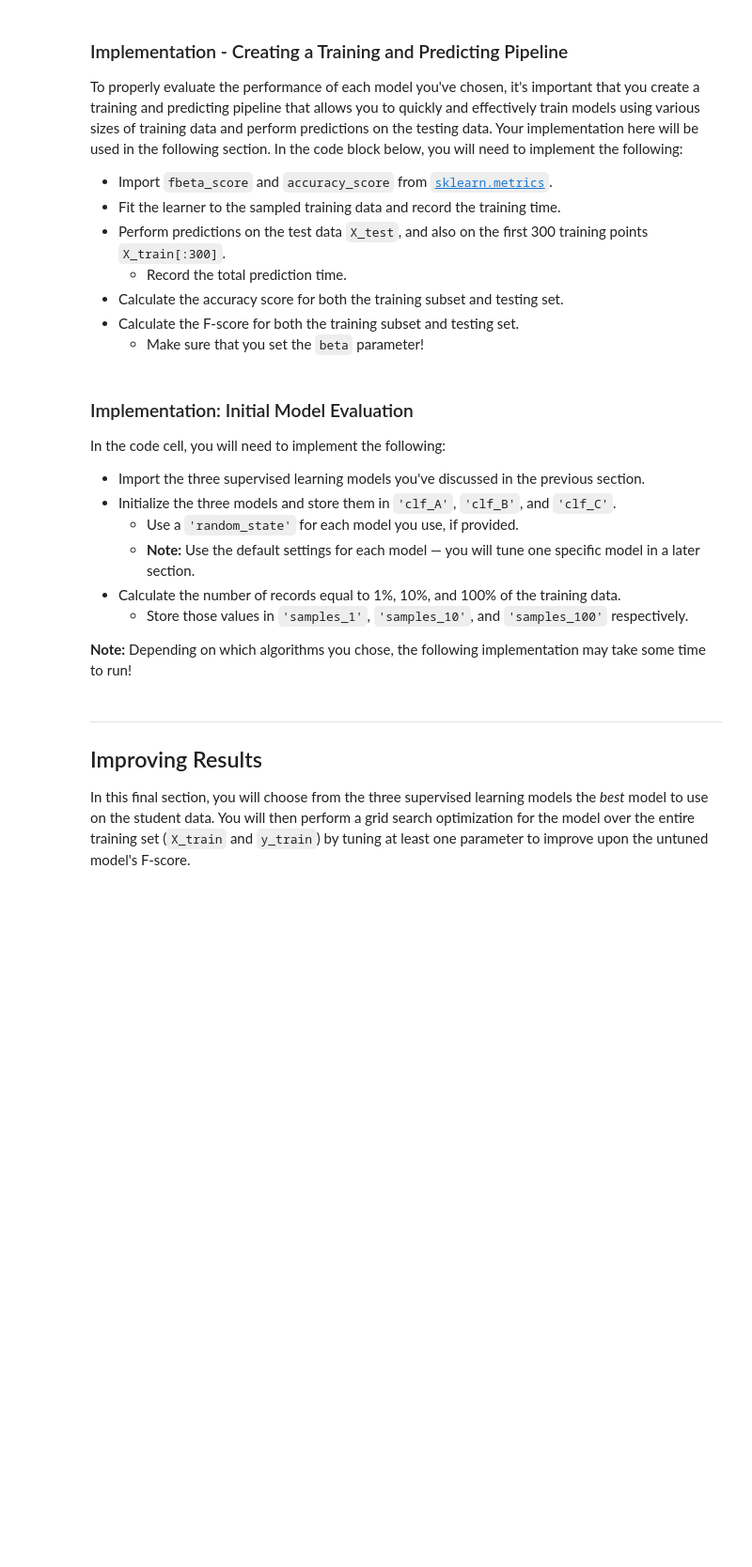
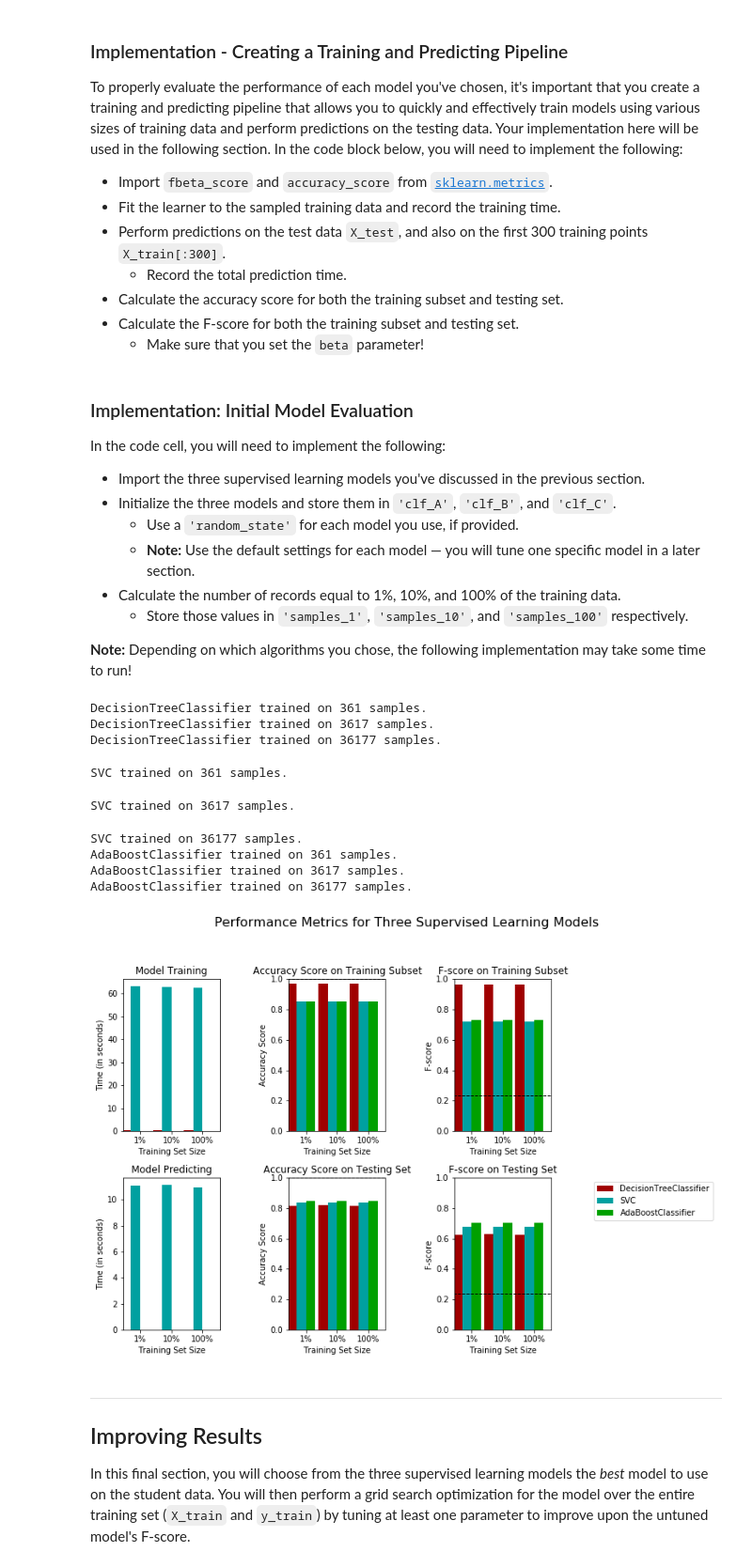
Before and after one commit to amin-amirali/udacity-ml, a Jupyter notebook: finding_donors/finding_donors.ipynb, the cells around one changed output. Shown at 94% size. Drawn from its saved outputs; the diff is of its cells as text; code cells hidden in the pictures; blank space fills up the shorter version.

Commit message:
Update notebook with results of running 3 learning models exercise

```diff
--- a/finding_donors/finding_donors.ipynb
+++ b/finding_donors/finding_donors.ipynb
@@ -317,7 +317,7 @@ In the code block below, you will need to implement the following:
  - Calculate the F-score for both the training subset and testing set.
    - Make sure that you set the `beta` parameter!
 # %%
-# TODO: Import two metrics from sklearn - fbeta_score and accuracy_score
+# DONE: Import two metrics from sklearn - fbeta_score and accuracy_score
 from sklearn.metrics import fbeta_score, accuracy_score
 
 def train_predict(learner, sample_size, X_train, y_train, X_test, y_test):
@@ -333,35 +333,35 @@ def train_predict(learner, sample_size, X_train, y_train, X_test, y_test):
 
     results = {}
 
-    # TODO: Fit the learner to the training data using slicing with 'sample_size' using .fit(training_features[:], training_labels[:])
+    # DONE: Fit the learner to the training data using slicing with 'sample_size' using .fit(training_features[:], training_labels[:])
     start = time() # Get start time
     learner.fit(X_train, y_train)
     end = time() # Get end time
 
-    # TODO: Calculate the training time
+    # DONE: Calculate the training time
     results['train_time'] = end - start
 
-    # TODO: Get the predictions on the test set(X_test),
+    # DONE: Get the predictions on the test set(X_test),
     #       then get predictions on the first 300 training samples(X_train) using .predict()
     start = time() # Get start time
     predictions_test = learner.predict(X_test)
     predictions_train = learner.predict(X_train[:300])
     end = time() # Get end time
 
-    # TODO: Calculate the total prediction time
+    # DONE: Calculate the total prediction time
     results['pred_time'] = end - start
 
-    # TODO: Compute accuracy on the first 300 training samples which is y_train[:300]
+    # DONE: Compute accuracy on the first 300 training samples which is y_train[:300]
     results['acc_train'] = accuracy_score(y_train[:300], predictions_train)
 
-    # TODO: Compute accuracy on test set using accuracy_score()
+    # DONE: Compute accuracy on test set using accuracy_score()
     results['acc_test'] = accuracy_score(y_test, predictions_test)
 
-    # TODO: Compute F-score on the the first 300 training samples using fbeta_score()
-    results['f_train'] = None
+    # DONE: Compute F-score on the the first 300 training samples using fbeta_score()
+    results['f_train'] = fbeta_score(y_train[:300], predictions_train, beta=0.5)
 
-    # TODO: Compute F-score on the test set which is y_test
-    results['f_test'] = None
+    # DONE: Compute F-score on the test set which is y_test
+    results['f_test'] = fbeta_score(y_test, predictions_test, beta=0.5)
 
     # Success
     print("{} trained on {} samples.".format(learner.__class__.__name__, sample_size))
@@ -380,32 +380,46 @@ In the code cell, you will need to implement the following:
 
 **Note:** Depending on which algorithms you chose, the following implementation may take some time to run!
 # %%
-# TODO: Import the three supervised learning models from sklearn
+# DONE: Import the three supervised learning models from sklearn
+from sklearn.tree import DecisionTreeClassifier
+from sklearn.svm import SVC
+from sklearn.ensemble import AdaBoostClassifier
 
-# TODO: Initialize the three models
-clf_A = None
-clf_B = None
-clf_C = None
+# DONE: Initialize the three models
+clf_A = DecisionTreeClassifier() # max_depth = 7, min_samples_leaf = 0.1
+clf_B = SVC(kernel='rbf') #, gamma=10, C=6
+clf_C = AdaBoostClassifier(base_estimator = DecisionTreeClassifier(max_depth=2), n_estimators = 4)
 
 # TODO: Calculate the number of samples for 1%, 10%, and 100% of the training data
 # HINT: samples_100 is the entire training set i.e. len(y_train)
 # HINT: samples_10 is 10% of samples_100 (ensure to set the count of the values to be `int` and not `float`)
 # HINT: samples_1 is 1% of samples_100 (ensure to set the count of the values to be `int` and not `float`)
-samples_100 = None
-samples_10 = None
-samples_1 = None
+samples_100 = len(y_train)
+samples_10 = int(len(y_train) * 0.1)
+samples_1 = int(len(y_train) * 0.01)
 
 # Collect results on the learners
 results = {}
 for clf in [clf_A, clf_B, clf_C]:
     clf_name = clf.__class__.__name__
     results[clf_name] = {}
     for i, samples in enumerate([samples_1, samples_10, samples_100]):
         results[clf_name][i] = \
         train_predict(clf, samples, X_train, y_train, X_test, y_test)
 
 # Run metrics visualization for the three supervised learning models chosen
 vs.evaluate(results, accuracy, fscore)
+# %% [output]
+DecisionTreeClassifier trained on 361 samples.
+DecisionTreeClassifier trained on 3617 samples.
+DecisionTreeClassifier trained on 36177 samples.
+SVC trained on 361 samples.
+SVC trained on 3617 samples.
+SVC trained on 36177 samples.
+AdaBoostClassifier trained on 361 samples.
+AdaBoostClassifier trained on 3617 samples.
+AdaBoostClassifier trained on 36177 samples.
+[figure, added]
 # %% [markdown]
 ----
 ## Improving Results
```
Also changed, not shown: parts of 3 cells of this notebook.
